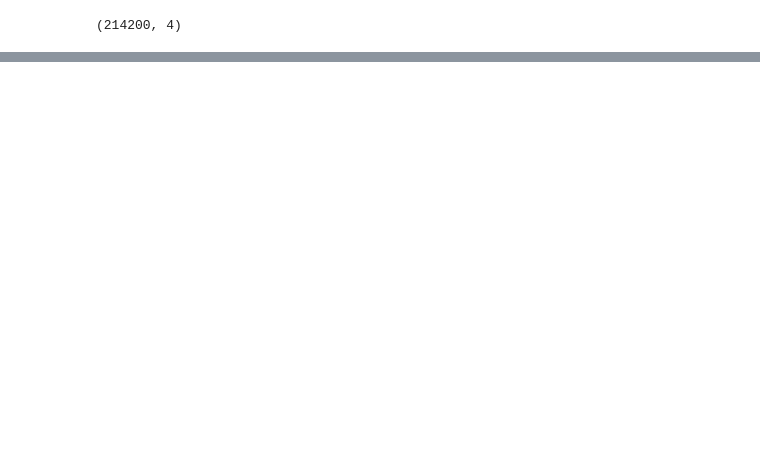
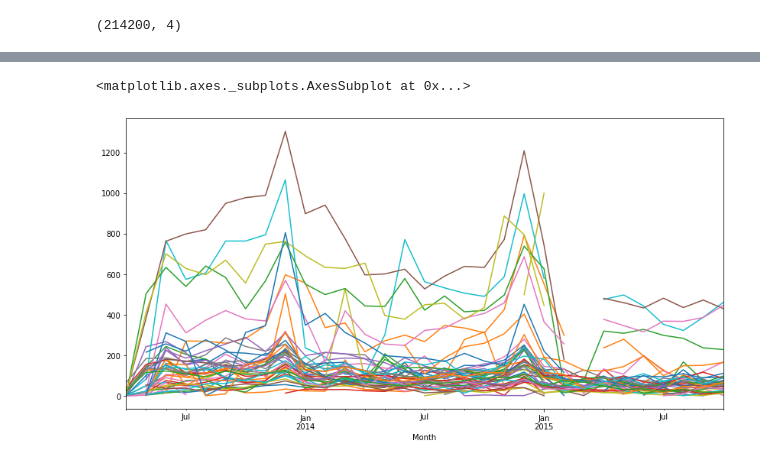
Before and after one commit to lsuazo/HowToWinKaggle, a Jupyter notebook: FinalProject/20200726_ExploratoryWork.ipynb, the cells around one changed output, grey strips where cells are left out. Drawn from its saved outputs; the diff is of its cells as text; code cells hidden in the pictures; blank space fills up the shorter version.

```diff
--- a/FinalProject/20200726_ExploratoryWork.ipynb
+++ b/FinalProject/20200726_ExploratoryWork.ipynb
@@ -5,6 +7,15 @@ import seaborn as sns
 import matplotlib.pyplot as plt
 
 %matplotlib inline
+# %%
+def load_and_preprocess(parse_date = True):
+    data_fol = 'data'
+    sales = pd.read_csv(os.path.join(data_fol, 'sales_train.csv'))
+    if parse_date:
+        date_col = pd.to_datetime(sales.date, format='%d.%m.%Y')
+        sales.date = date_col
+        sales['Month'] = sales.date.dt.to_period('M')
+    return sales
 # %%
 categories = pd.read_csv('data/item_categories.csv')
 items = pd.read_csv('data/items.csv')
@@ -110,0 +218,2 @@ ID,item_cnt_month
+# %%
+sales = load_and_preprocess()
@@ -110,0 +265,9 @@ ID,item_cnt_month
+# %%
+most_pop_items = sales[sales.item_id == 20949]
+# %%
+monthly = most_pop_items.groupby(['Month', 'shop_id']).item_cnt_day.sum().unstack(level=1)
+# %%
+monthly.plot(legend=False, figsize=(14,7))
+# %% [output]
+<matplotlib.axes._subplots.AxesSubplot at 0x...>
+[figure, added]
```
Also changed, not shown: parts of 42 cells of this notebook, 17 other files.
